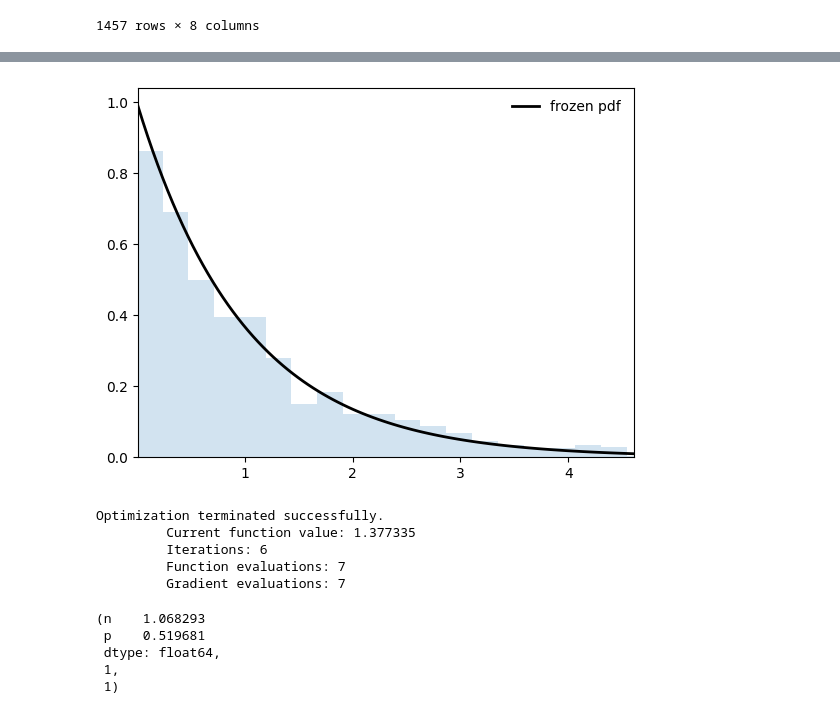
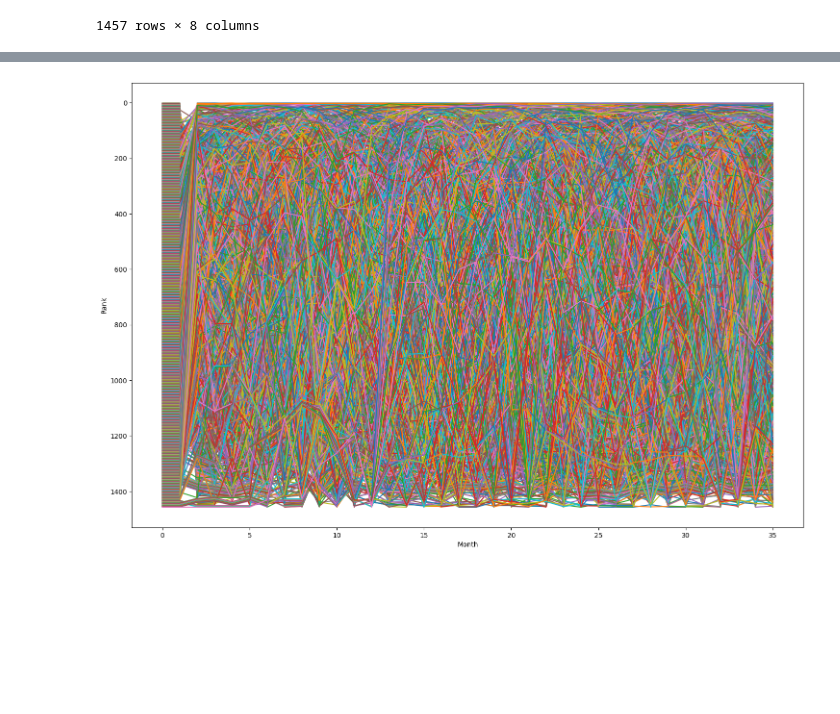
Before and after one commit to safer-streets/safer-streets-core, a Jupyter notebook: area-ranking.ipynb, the cells around one changed output, grey strips where cells are left out. Drawn from its saved outputs; the diff is of its cells as text; code cells hidden in the pictures; blank space fills up the shorter version.

```diff
--- a/area-ranking.ipynb
+++ b/area-ranking.ipynb
@@ -193,50 +88,16 @@ dtype: float64
-# %%
-# see https://docs.scipy.org/doc/scipy/reference/generated/scipy.stats.gamma.html
-
-n = 1
-p = 1
-
-t = 1 # ? not sure about this
-beta = n * t / p
-
-_, ax = plt.subplots()
-# a = n (c.f. eq 6)
-dist = gamma(a=n, scale=beta) # or might be 1 / beta?
-
-x = np.linspace(dist.ppf(0.01), dist.ppf(0.99), 100)
-ax.plot(x, dist.pdf(x), "k-", lw=2, label='frozen pdf')
-
-# Check accuracy of cdf and ppf:
-vals = dist.ppf([0.001, 0.5, 0.999])
-np.allclose([0.001, 0.5, 0.999], dist.cdf(vals))
-
-# Generate random numbers:
-r = dist.rvs(size=1000)
-
-# And compare the histogram:
-ax.hist(r, density=True, bins='auto', histtype='stepfilled', alpha=0.2)
-ax.set_xlim([x[0], x[-1]])
-ax.legend(loc='best', frameon=False)
-plt.show()
-# %% [output]
-[figure, removed]
-# %%
-# sample the lambdas for each area
-lambda_ = dist.rvs(size=10* len(counts))
-
-np.random.poisson(lambda_)
-sim = pd.Series(np.random.poisson(lambda_))
-
-# counts.sim.sort_values(ascending=False)
-nbinom_fit(sim), n, p
-# %% [output]
-Optimization terminated successfully.
-         Current function value: 1.377335
-         Iterations: 6
-         Function evaluations: 7
-         Gradient evaluations: 7
-(n    1.068293
- p    0.519681
- dtype: float64,
- 1,
- 1)
+# %%
+ranks = pd.concat(
+    [
+        pd.Series(
+            index=smoothed_counts[col].sort_values(ascending=False).index, data=range(1, num_areas + 1)
+        ).sort_index()
+        for col in smoothed_counts.columns
+    ],
+    axis=1,
+)
+ax = ranks.T.plot(figsize=(18, 12), xlabel="Month", ylabel="Rank", legend=False)
+ax.invert_yaxis()
+
+# hmmm. Jackson Pollocks
+# %% [output]
+[figure, added]
```
Also changed, not shown: parts of 12 cells of this notebook, 5 other files.
